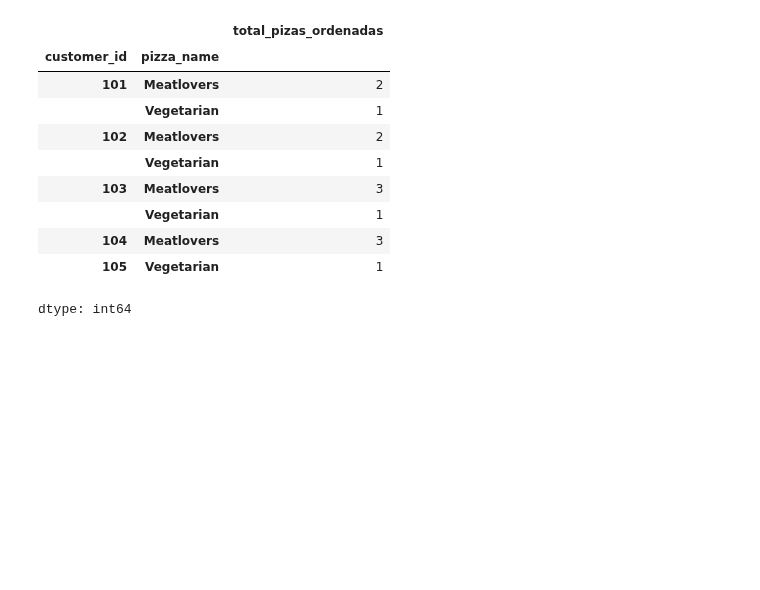
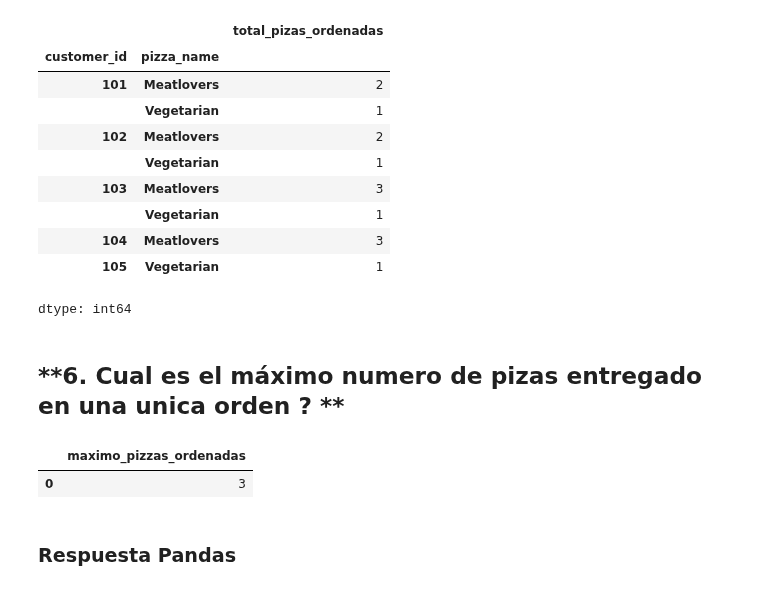
Before and after one commit to LLAES07/SQL_DESAFIO, a Jupyter notebook: Caso_2.ipynb, the cells around one changed output. Cells and saved outputs as stored; diff of their text form; code cells hidden in the pictures; blank space fills up the shorter version.

```diff
--- a/Caso_2.ipynb
+++ b/Caso_2.ipynb
@@ -670,3 +672,33 @@ df_merge.groupby(['customer_id', 'pizza_name'])['order_id'].count().rename('tota
 | 104 | Meatlovers | 3 |
 | 105 | Vegetarian | 1 |
 dtype: int64
+# %% [markdown]
+## **6. Cual es el máximo numero de pizas entregado en una unica orden ? **
+# %%
+query = '''
+  WITH pizzas_ordenadas_per_order_id AS (
+  SELECT
+      r.order_id,
+      COUNT(c.customer_id) AS total_pizas_ordenadas
+   FROM
+    customer_orders c
+  INNER JOIN
+    runner_orders r
+      ON
+        c.order_id = r.order_id
+  WHERE
+    CAST(distance AS INTEGER) !=0
+  GROUP BY c.order_id )
+
+  SELECT
+    MAX(total_pizas_ordenadas) AS maximo_pizzas_ordenadas
+  FROM
+    pizzas_ordenadas_per_order_id
+
+'''
+pd.read_sql_query(query, connection)
+# %% [output]
+|  | maximo_pizzas_ordenadas |
+| 0 | 3 |
+# %% [markdown]
+### Respuesta **Pandas**
```
Also changed, not shown: parts of 7 cells of this notebook.
